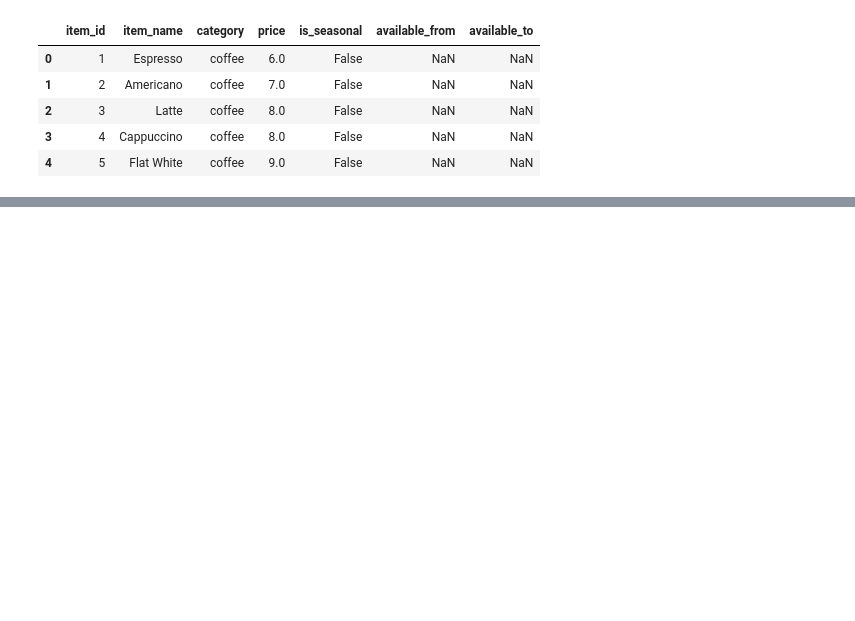
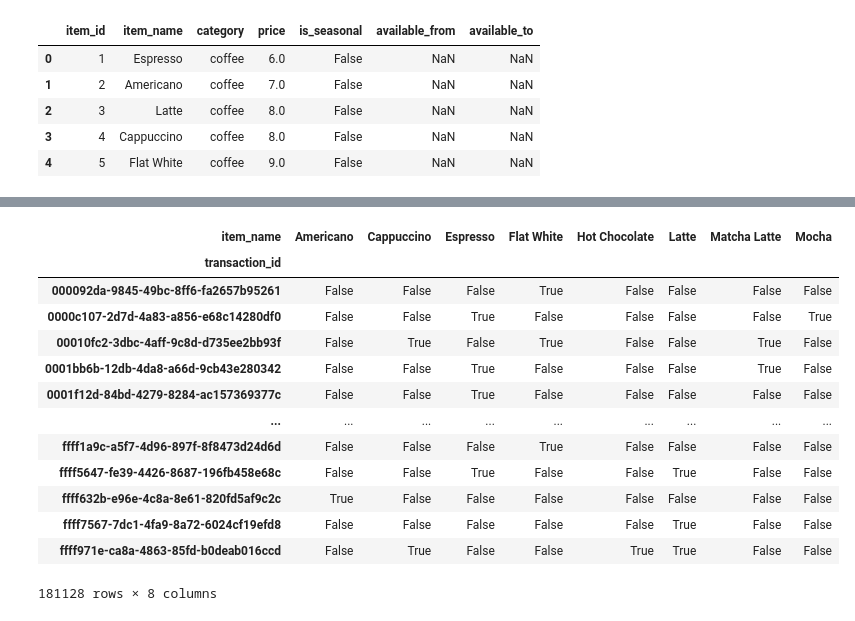
Before and after one commit to enthokz/GCoffee-Shop-Analysis, a Jupyter notebook: Gcoffee_Basket.ipynb, the cells around one changed output, grey strips where cells are left out. Cells and saved outputs as stored; diff of their text form; code cells hidden in the pictures; blank space fills up the shorter version.

```diff
--- a/Gcoffee_Basket.ipynb
+++ b/Gcoffee_Basket.ipynb
@@ -41,0 +172,24 @@ trx_detail.head()
+# %%
+# Encode Dataset
+def encode(x):
+    if x==0:
+        return False
+    if x>0:
+        return True
+basket= basket.map(encode)
+basket
+# %% [output]
+| item_name | Americano | Cappuccino | Espresso | Flat White | Hot Chocolate | Latte | Matcha Latte | Mocha |
+| transaction_id |  |  |  |  |  |  |  |  |
+| 000092da-9845-49bc-8ff6-fa2657b95261 | False | False | False | True | False | False | False | False |
+| 0000c107-2d7d-4a83-a856-e68c14280df0 | False | False | True | False | False | False | False | True |
+| 00010fc2-3dbc-4aff-9c8d-d735ee2bb93f | False | True | False | True | False | False | True | False |
+| 0001bb6b-12db-4da8-a66d-9cb43e280342 | False | False | True | False | False | False | True | False |
+| 0001f12d-84bd-4279-8284-ac157369377c | False | False | True | False | False | False | False | False |
+| ... | ... | ... | ... | ... | ... | ... | ... | ... |
+| ffff1a9c-a5f7-4d96-897f-8f8473d24d6d | False | False | False | True | False | False | False | False |
+| ffff5647-fe39-4426-8687-196fb458e68c | False | False | True | False | False | True | False | False |
+| ffff632b-e96e-4c8a-8e61-820fd5af9c2c | True | False | False | False | False | False | False | False |
+| ffff7567-7dc1-4fa9-8a72-6024cf19efd8 | False | False | False | False | False | True | False | False |
+| ffff971e-ca8a-4863-85fd-b0deab016ccd | False | True | False | False | True | True | False | False |
+181128 rows × 8 columns
```
Also changed, not shown: parts of 23 cells of this notebook, 2 other files.
